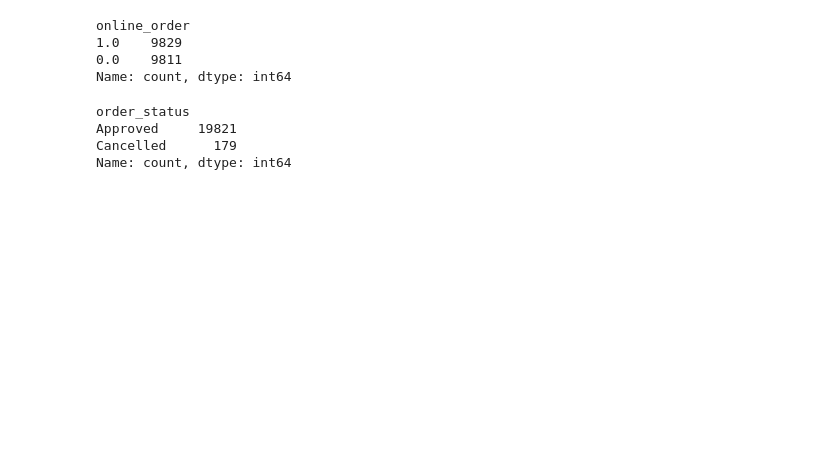
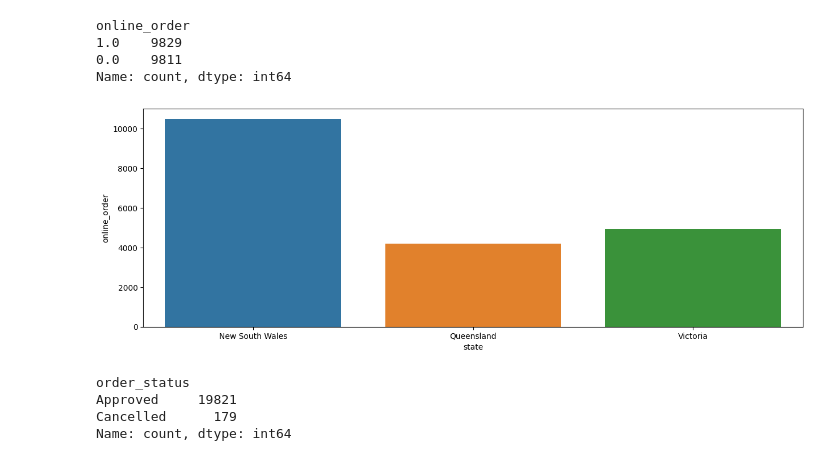
Before and after one commit to ilovedata6/SprocketCentral, a Jupyter notebook: analysis.ipynb, the cells around one changed output. Saved outputs shown, nothing was run; the diff lists cells and outputs as text; code cells hidden in the pictures; blank space fills up the shorter version.

```diff
--- a/analysis.ipynb
+++ b/analysis.ipynb
@@ -500,6 +491,21 @@ online_order
 1.0    9829
 0.0    9811
 Name: count, dtype: int64
+# %%
+# Customers from which state are more likely to order online?
+
+trans_add = pd.merge(transactions, cust_add, on='customer_id', how='left')
+
+grouped_cust = trans_add.groupby('state')['online_order'].count().reset_index()
+
+plt.figure(figsize=(15,5))
+sns.barplot(data=grouped_cust,x='state',y='online_order')
+plt.title("Online Orders by State")
+plt.xlabel("State")
+plt.ylabel("Online Orders")
+plt.show()
+# %% [output]
+[figure, added]
 # %%
 transactions['order_status'].value_counts()
 # %% [output]
```
Also changed, not shown: parts of 6 cells of this notebook.
